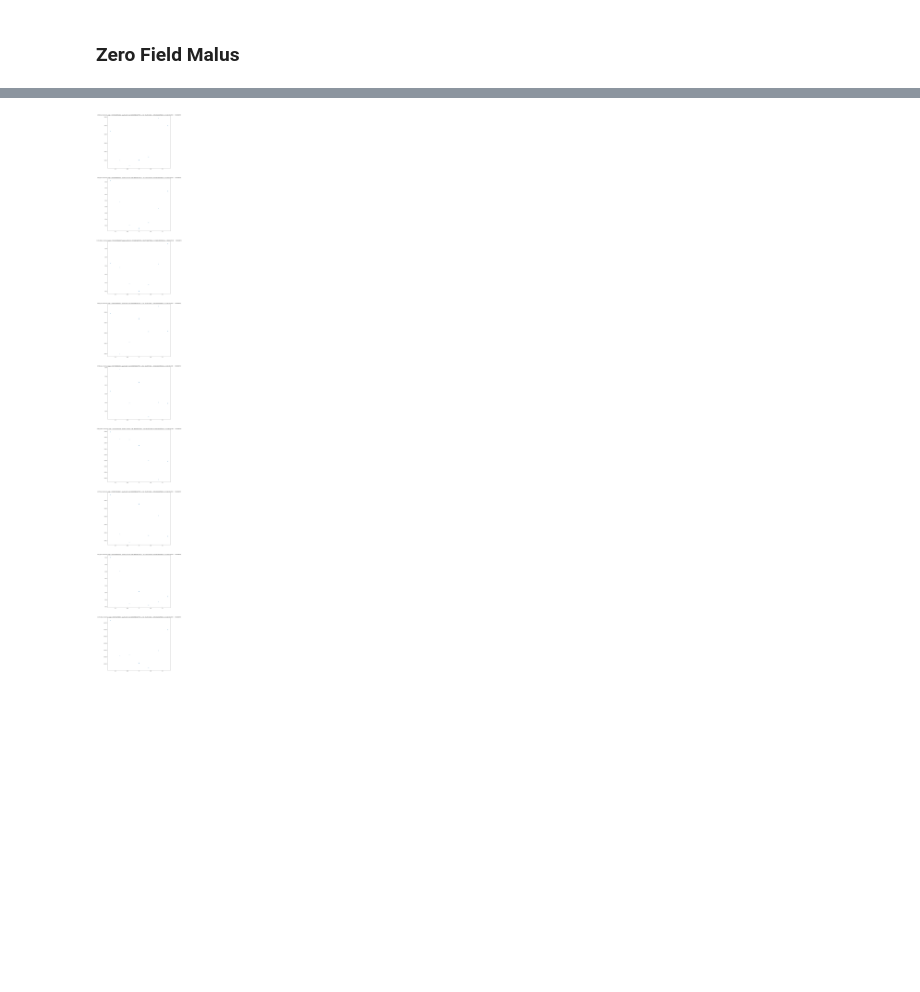
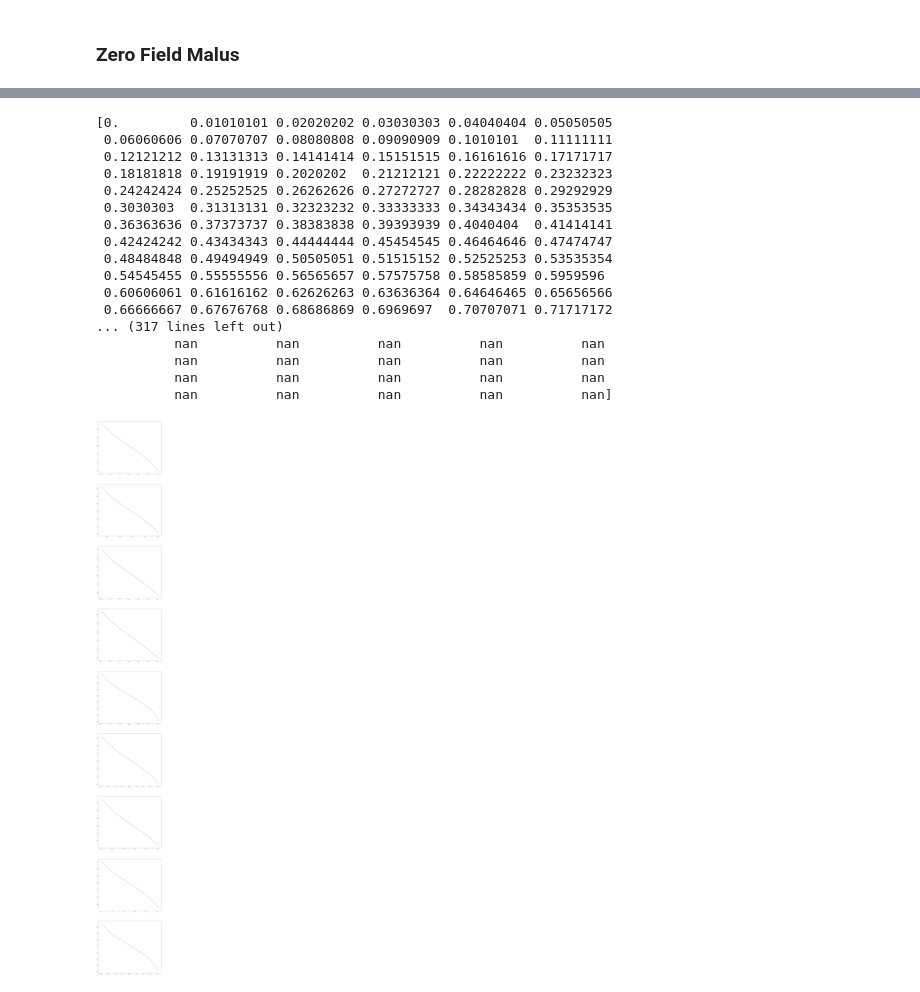
Before and after one commit to JackieLee23/Physics-387, a Jupyter notebook: faraday/faraday_analysis.ipynb, the cells around one changed output, grey strips where cells are left out. Cells and saved outputs as stored; diff of their text form; code cells hidden in the pictures; blank space fills up the shorter version.

Commit message:
Trying to fix errors and coming up with fix, not been successful yet

```diff
--- a/faraday/faraday_analysis.ipynb
+++ b/faraday/faraday_analysis.ipynb
@@ -60,3 +62,10 @@ for i, row in full_df.iterrows():
+# %%
+mError = 0.1 #mT
+currentError = 0.01 #amps
+
+#Hysterysis equation y = mx+b where y = B field in mT and m = current in amps
+m = 190.86
+b = -0.0152
 # %% [markdown]
 ## Malus Fit Class
 # %%
@@ -115,9 +124,12 @@ zero_field_angles = collections.defaultdict(dict)
 # %%
 ## Fit the 9 0 field datapoints
 fig, axes = plt.subplots(3, 3, figsize = (15, 15))
+
+mDict = {} #Stores the parameters of the lines of best fit, structure: {key = {sample}_{filter}, value = {key = "mi", value = mi}}
 for i, ax in enumerate(axes.flatten()):
     observation = observation_arr[i]
     mf = MalusFit(observation)
+    mDict[f"{mf.observation.sample}_{mf.observation.filter}"] = {"m1": mf.m1, "m2": mf.m2, "m3": mf.m3}
     mf.plot_fit(ax)
     zero_field_angles[observation.filter][observation.sample] = mf.get_min_angle()
 # %% [output]
@@ -233,5 +281,5 @@ from faraday_common import zeroFieldMalus
 # %%
-ZFM = zeroFieldMalus(full_df)
+ZFM = zeroFieldMalus(full_df, mDict, b, m)
 ZFMDict = ZFM.BvsIntensityZeroField
 print(ZFMDict)
 # %% [output]
@@ -250,39 +303,68 @@ print(ZFMDict)
 # %%
 n = len(ZFMDict)
 berror = 0.01
-aerror = 0.5
+aerror = 0.000005
 FIGSIZE = 15
 fig, ax = plt.subplots(n, figsize = (FIGSIZE, FIGSIZE*n))
 i = 0
 
 
-def line(x, A, B):
-    return A*x + B
+def line(x, m1, m2, m3):
+
+    return np.add(np.rad2deg(np.arccos(np.sqrt(np.subtract(x,m1)/m2))),m3)
 
 
 
 for key, values in ZFMDict.items():
-    angle_vals = values[1]
-    B_vals = values[0]
-    minAngle = values[2][0]
+    angle_vals = values["intensities"]
+    B_vals = values["magnetic field values"]
+    minAngle = values["zero Field angles"][0]
     # print(angle_vals)
     # print(B_vals)
 # plt.plot(xdata, func(xdata, *popt), 'r-',
 # ...          label='fit: a=%5.3f, b=%5.3f, c=%5.3f' % tuple(popt))
 
+    fit_angles = np.linspace(0,
+                                 1,
+                                 100)
 
+    print(fit_angles)
+    fitted_intensities = line(fit_angles,
+                                              mDict[key]["m1"],
+                                              mDict[key]["m2"],
+                                              mDict[key]["m3"])
+
+    print(fitted_intensities)
+    ax[i].plot(fit_angles, fitted_intensities)
     # Berror = np.ones(len(B_vals))*berror
     # angleError = np.ones(len(angle_vals))*aerror
 
-    # popt, pcov = curve_fit(line,   B_vals, angle_vals)
-    # perr = np.sqrt(np.diag(pcov))
+    #popt, pcov = curve_fit(line,   B_vals, angle_vals)
+    # # perr = np.sqrt(np.diag(pcov))
 
-    # ax[i].plot(B_vals, line(B_vals, popt[0], popt[1]))
-    ax[i].scatter(B_vals, angle_vals, s=20)
-    #ax[i].errorbar(B_vals, angle_vals, xerr = Berror, yerr = angleError, linewidth = 0, elinewidth = 1)
+    # # # ax[i].plot(B_vals, line(B_vals, popt[0], popt[1]))
+    # ax[i].scatter(B_vals, angle_vals, s=20)
+    # ax[i].errorbar(B_vals, angle_vals, xerr = Berror, yerr = angleError, linewidth = 0, elinewidth = 1)
 
-    ax[i].set_title(f"{key}, mininmum angle = {minAngle}  equation with error:({popt[0]} +/- {perr[0]})x + ({popt[1]} +/- {pcov[1]})")
+    #ax[i].set_title(f"{key}, mininmum angle = {minAngle}  equation with error:({popt[0]} +/- {perr[0]})x + ({popt[1]} +/- {pcov[1]})")
 
     i+=1
 # %% [output]
+[0.         0.01010101 0.02020202 0.03030303 0.04040404 0.05050505
+ 0.06060606 0.07070707 0.08080808 0.09090909 0.1010101  0.11111111
+ 0.12121212 0.13131313 0.14141414 0.15151515 0.16161616 0.17171717
+ 0.18181818 0.19191919 0.2020202  0.21212121 0.22222222 0.23232323
+ 0.24242424 0.25252525 0.26262626 0.27272727 0.28282828 0.29292929
+ 0.3030303  0.31313131 0.32323232 0.33333333 0.34343434 0.35353535
+ 0.36363636 0.37373737 0.38383838 0.39393939 0.4040404  0.41414141
+ 0.42424242 0.43434343 0.44444444 0.45454545 0.46464646 0.47474747
+ 0.48484848 0.49494949 0.50505051 0.51515152 0.52525253 0.53535354
+ 0.54545455 0.55555556 0.56565657 0.57575758 0.58585859 0.5959596
+ 0.60606061 0.61616162 0.62626263 0.63636364 0.64646465 0.65656566
+ 0.66666667 0.67676768 0.68686869 0.6969697  0.70707071 0.71717172
+... (317 lines left out)
+          nan          nan          nan          nan          nan
+          nan          nan          nan          nan          nan
+          nan          nan          nan          nan          nan
+          nan          nan          nan          nan          nan]
-[figure, old version]
+[figure, new version]
```
Also changed, not shown: parts of 6 cells of this notebook, 1 other file.
